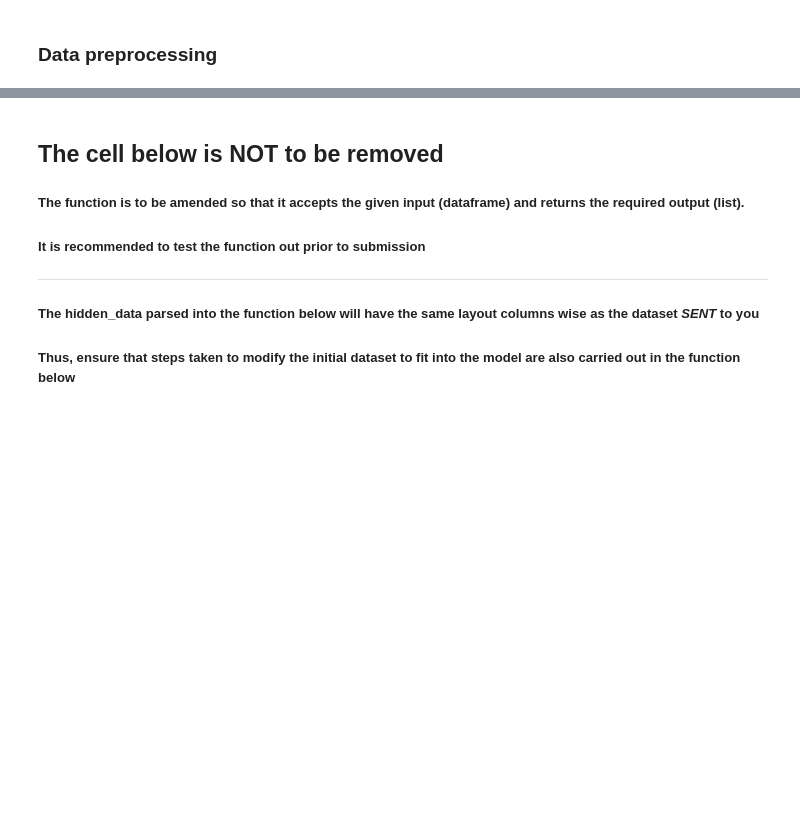
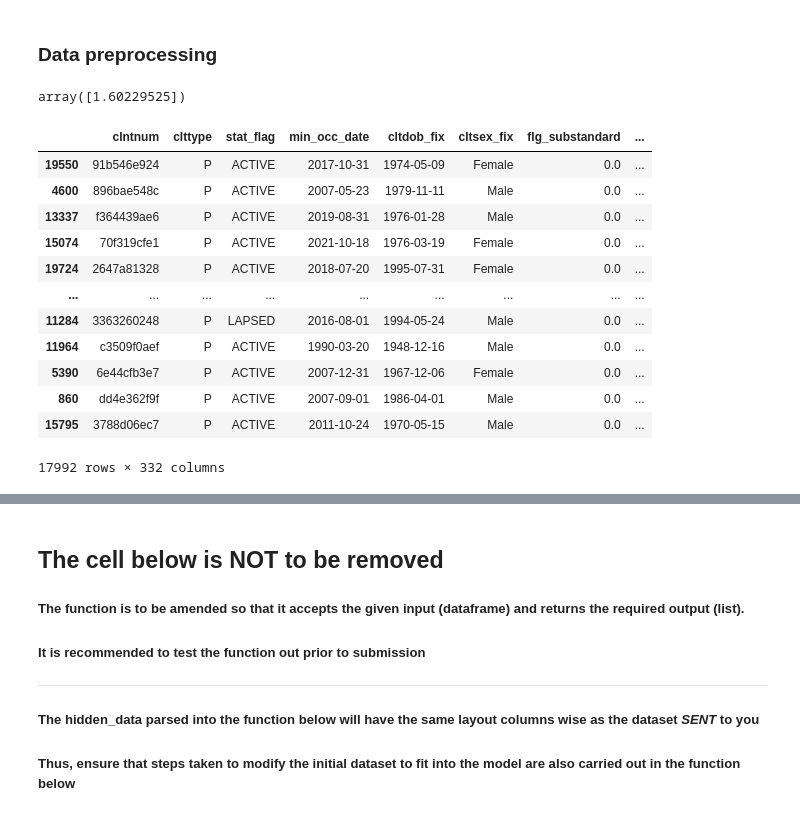
Before and after one commit to brandonneo00/NUS-SDS-Datathon-Singlife, a Jupyter notebook: NUS_DATATHON_SINGLIFE_TEAM NAME.ipynb, the cells around one changed output, grey strips where cells are left out. Cells and saved outputs as stored; diff of their text form; code cells hidden in the pictures; blank space fills up the shorter version.

```diff
--- a/NUS_DATATHON_SINGLIFE_TEAM NAME.ipynb
+++ b/NUS_DATATHON_SINGLIFE_TEAM NAME.ipynb
@@ -113,0 +148,4 @@ def impute(col):
+# %%
+np.random.normal(1,1,1)
+# %% [output]
+array([1.60229525])
@@ -113,0 +162,22 @@ def impute(col):
+# %%
+def oneHotEncode(df, categorical_cols_arr):
+    new_df = pd.get_dummies(df, columns = categorical_cols_arr)
+
+    return new_df
+# %%
+test = oneHotEncode(df, ["race_desc", "ctrycode_desc"])
+test
+# %% [output]
+|  | clntnum | clttype | stat_flag | min_occ_date | cltdob_fix | cltsex_fix | flg_substandard | ... |
+| 19550 | 91b546e924 | P | ACTIVE | 2017-10-31 | 1974-05-09 | Female | 0.0 | ... |
+| 4600 | 896bae548c | P | ACTIVE | 2007-05-23 | 1979-11-11 | Male | 0.0 | ... |
+| 13337 | f364439ae6 | P | ACTIVE | 2019-08-31 | 1976-01-28 | Male | 0.0 | ... |
+| 15074 | 70f319cfe1 | P | ACTIVE | 2021-10-18 | 1976-03-19 | Female | 0.0 | ... |
+| 19724 | 2647a81328 | P | ACTIVE | 2018-07-20 | 1995-07-31 | Female | 0.0 | ... |
+| ... | ... | ... | ... | ... | ... | ... | ... | ... |
+| 11284 | 3363260248 | P | LAPSED | 2016-08-01 | 1994-05-24 | Male | 0.0 | ... |
+| 11964 | c3509f0aef | P | ACTIVE | 1990-03-20 | 1948-12-16 | Male | 0.0 | ... |
+| 5390 | 6e44cfb3e7 | P | ACTIVE | 2007-12-31 | 1967-12-06 | Female | 0.0 | ... |
+| 860 | dd4e362f9f | P | ACTIVE | 2007-09-01 | 1986-04-01 | Male | 0.0 | ... |
+| 15795 | 3788d06ec7 | P | ACTIVE | 2011-10-24 | 1970-05-15 | Male | 0.0 | ... |
+17992 rows × 332 columns
```
Also changed, not shown: parts of 17 cells of this notebook.
